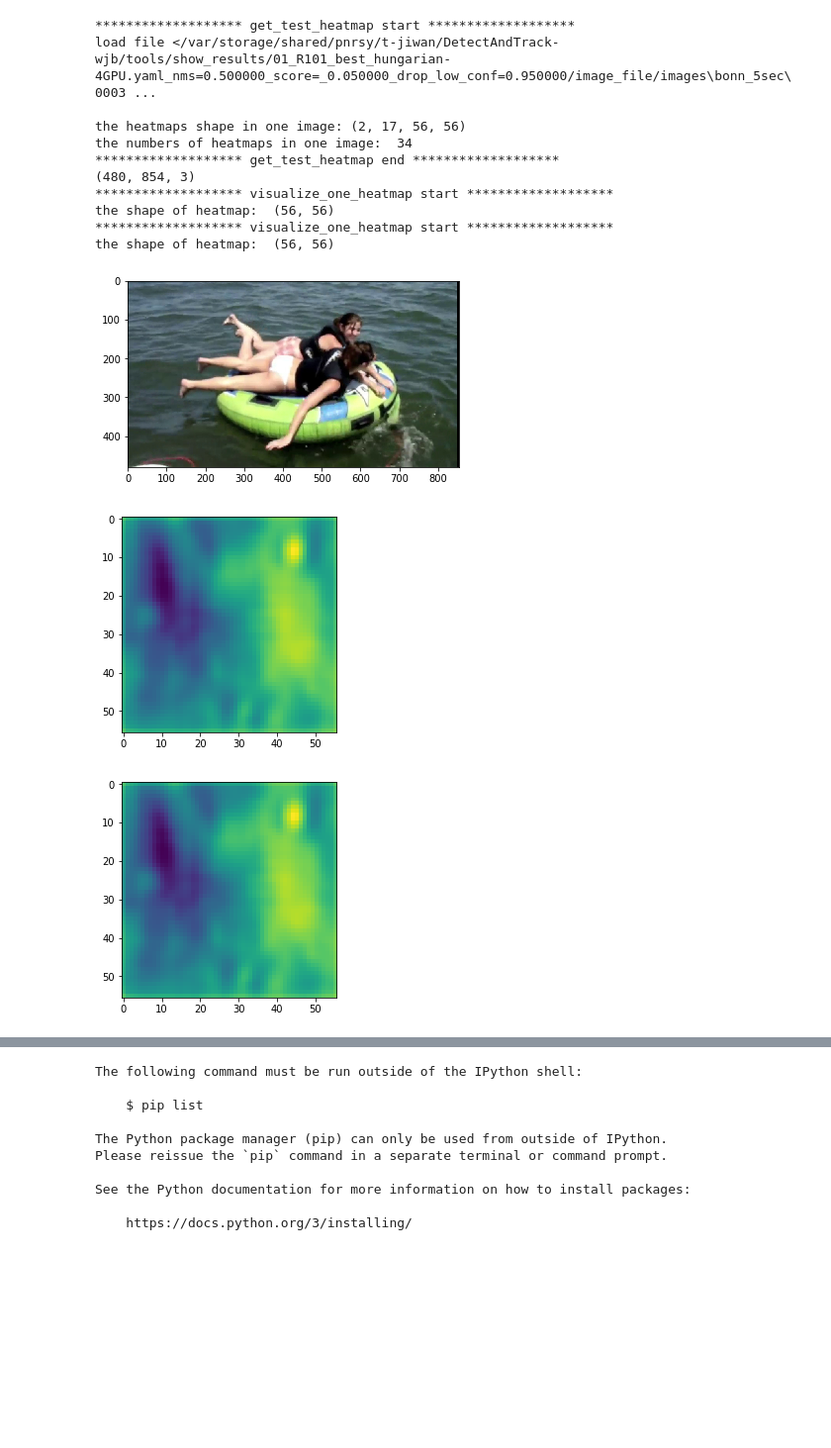
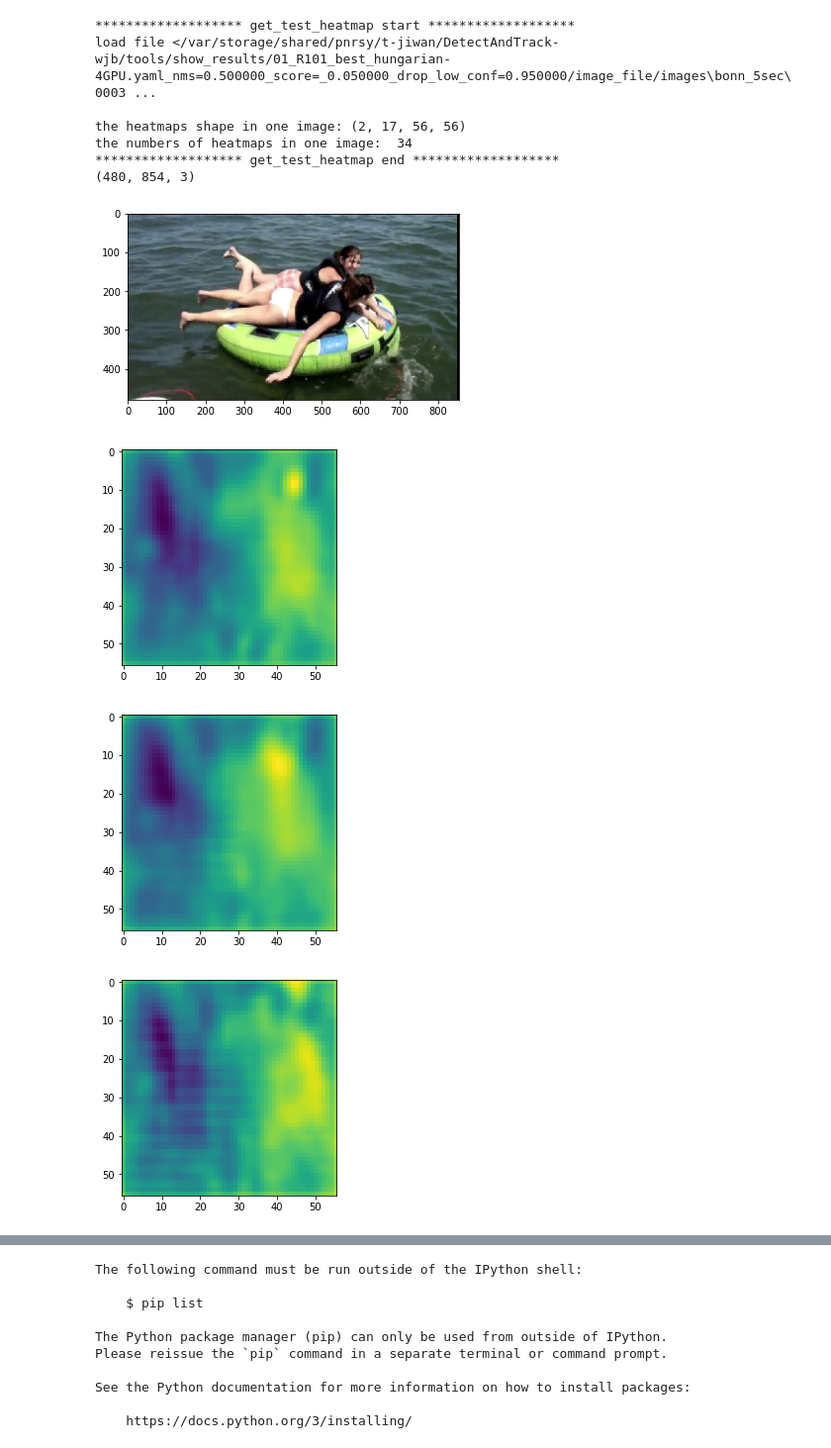
Before and after one commit to wjbKimberly/DetectAndTrack, a Jupyter notebook: tools/visuallize_heatmap_zhongwei.ipynb, the cells around one changed output, grey strips where cells are left out. Shown at 99% size. Cells and saved outputs as stored; diff of their text form; code cells hidden in the pictures; blank space fills up the shorter version.

```diff
--- a/tools/visuallize_heatmap_zhongwei.ipynb
+++ b/tools/visuallize_heatmap_zhongwei.ipynb
@@ -50,40 +50,37 @@ def get_test_heatmap(image_heatmap_json_file_path):
 
 
 def visualize_one_heatmap(heatmap):
-    print("******************* visualize_one_heatmap start *******************")
-    print("the shape of heatmap: ",np.asarray(heatmap).shape)
     figure=plt.figure()
     plt.imshow(heatmap)
 
 
 
 
 
 
 image_json_file_root="/var/storage/shared/pnrsy/t-jiwan/DetectAndTrack-wjb/tools/show_results/01_R101_best_hungarian-4GPU.yaml_nms=0.500000_score=_0.050000_drop_low_conf=0.950000/image_file/"
 image_origin_root="/var/storage/shared/pnrsy/t-jiwan/DetectAndTrack-wjb/"
 file_name="images\\bonn_5sec\\000342_mpii\\00000064.jpg.json"
 
 
 
 image_name,heatmaps=get_test_heatmap(image_json_file_root+file_name)
+
 img=mpimg.imread(image_origin_root+image_name)
 print(img.shape)
 plt.imshow(img)
 
-visualize_one_heatmap(heatmaps[0])
+for heatmap in heatmaps:
+    visualize_one_heatmap(heatmap)
 # %% [output]
 ******************* get_test_heatmap start *******************
 load file </var/storage/shared/pnrsy/t-jiwan/DetectAndTrack-wjb/tools/show_results/01_R101_best_hungarian-4GPU.yaml_nms=0.500000_score=_0.050000_drop_low_conf=0.950000/image_file/images\bonn_5sec\0003 ...
 
 the heatmaps shape in one image: (2, 17, 56, 56)
 the numbers of heatmaps in one image:  34
 ******************* get_test_heatmap end *******************
 (480, 854, 3)
-******************* visualize_one_heatmap start *******************
-the shape of heatmap:  (56, 56)
-******************* visualize_one_heatmap start *******************
-the shape of heatmap:  (56, 56)
 [figure]
 [figure]
-[figure, old version]
+[figure, new version]
+[figure, added]
```
Also changed, not shown: parts of 1 cell of this notebook, 1 other file.
